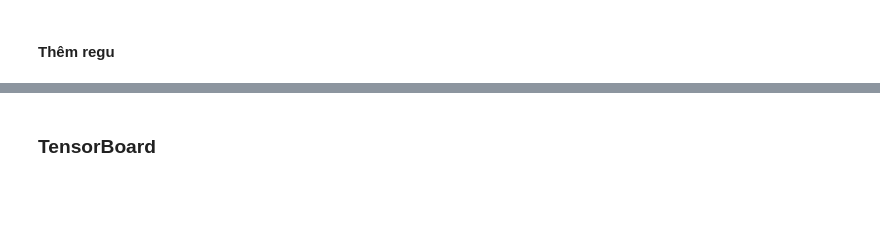
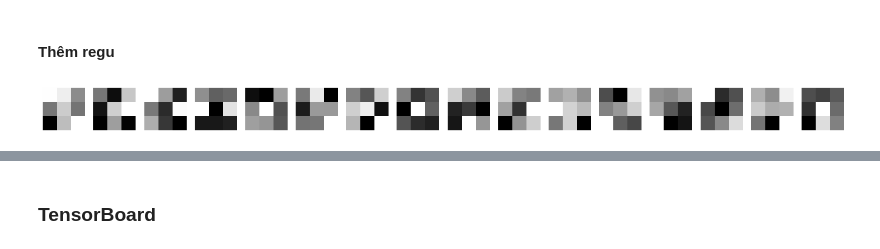
Before and after one commit to LapTQ/IT3910E_facial_beauty_pediction, a Jupyter notebook: facial_beauty_perception.ipynb, the cells around one changed output, grey strips where cells are left out. Cells and saved outputs as stored; diff of their text form; code cells hidden in the pictures; blank space fills up the shorter version.

```diff
--- a/facial_beauty_perception.ipynb
+++ b/facial_beauty_perception.ipynb
@@ -690,6 +773,8 @@ models['checkpoint'] = get_model_v2()
 # %%
 models['checkpoint'].load_weights('/content/drive/MyDrive/checkpoint/checkpoint2.hdf5')
 # %%
-plot_layer_filter('1', layer=2)
+plot_layer_filter('2', layer=7)
+# %% [output]
+[figure, added]
 # %%
 list(enumerate(models['pretrained_model'].layers))
```
Also changed, not shown: parts of 8 cells of this notebook.
